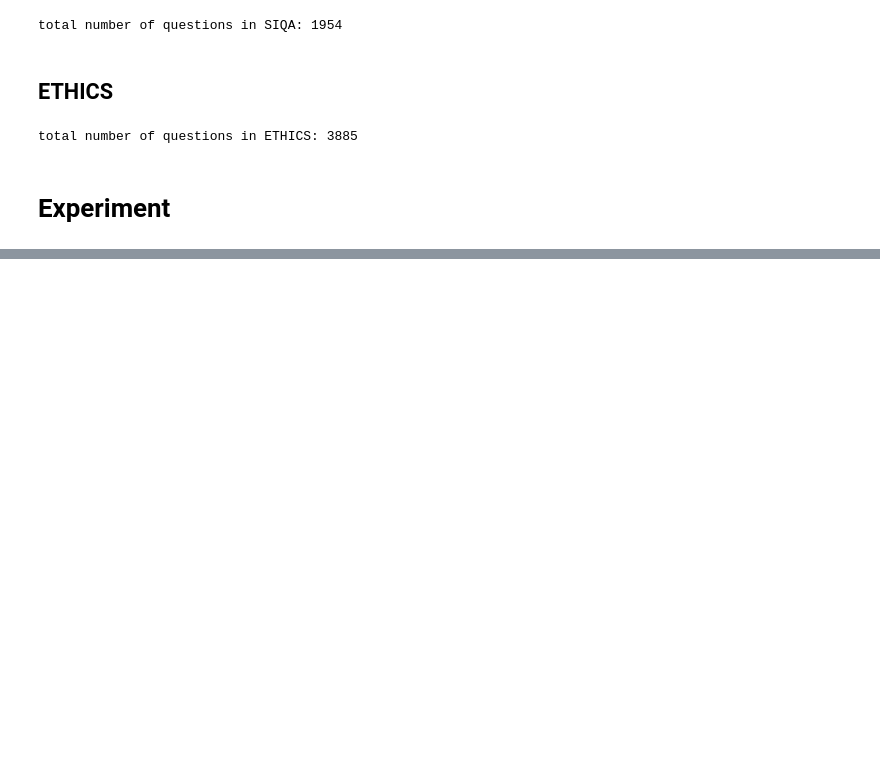
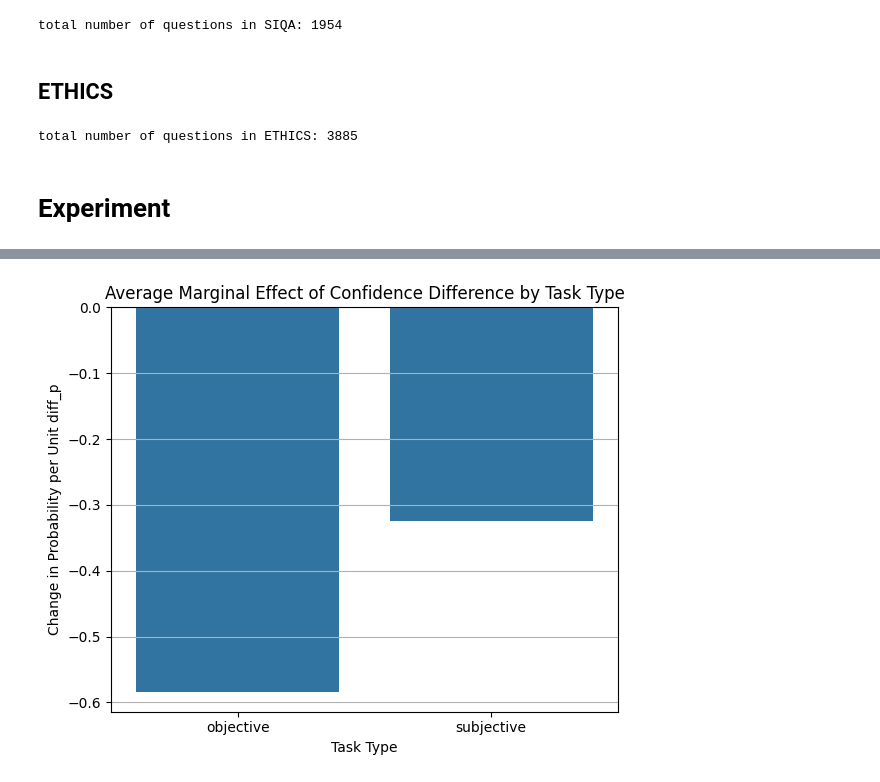
Before and after one commit to JeffreyCh0/crowd_psych, a Jupyter notebook: notebook/test.ipynb, the cells around one changed output, grey strips where cells are left out. Cells and saved outputs as stored; diff of their text form; code cells hidden in the pictures; blank space fills up the shorter version.

```diff
--- a/notebook/test.ipynb
+++ b/notebook/test.ipynb
@@ -810,0 +793,32 @@ Optimization terminated successfully.
+# %%
+from statsmodels.tools.tools import add_constant
+
+# Manual marginal effect calculation at representative points
+# Compute predicted probabilities at diff_p = -0.5 and +0.5 for each task
+diff_vals = [-0.5, 0.5]
+tasks = ['objective', 'subjective']
+results = []
+
+for task in tasks:
+    for diff in diff_vals:
+        row = pd.DataFrame({"diff_p": [diff], "task": [task]})
+        row["change_prob"] = model.predict(row)
+        results.append({**row.iloc[0], "diff": diff})
+
+results_df = pd.DataFrame(results)
+
+# Calculate marginal effect (delta prob / delta diff_p)
+ame_df = results_df.pivot(index="task", columns="diff", values="change_prob").reset_index()
+ame_df["AME_diff_p"] = (ame_df[0.5] - ame_df[-0.5]) / (0.5 - (-0.5))
+
+# Bar plot
+plt.figure(figsize=(6, 5))
+sns.barplot(data=ame_df, x="task", y="AME_diff_p")
+plt.title("Average Marginal Effect of Confidence Difference by Task Type")
+plt.ylabel("Change in Probability per Unit diff_p")
+plt.xlabel("Task Type")
+plt.grid(True, axis='y')
+plt.tight_layout()
+plt.show()
+# %% [output]
+[figure, added]
```
Also changed, not shown: parts of 10 cells of this notebook.
